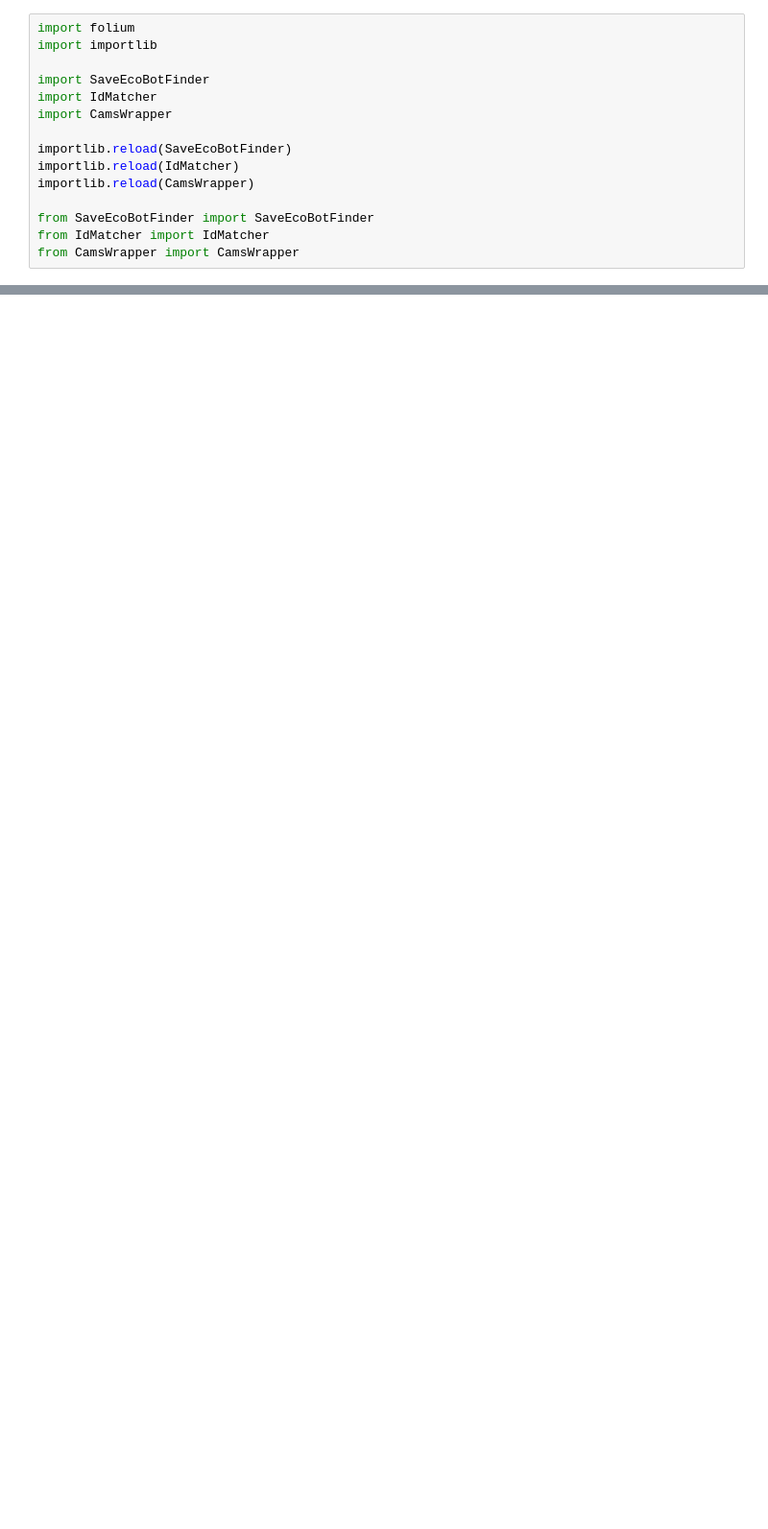
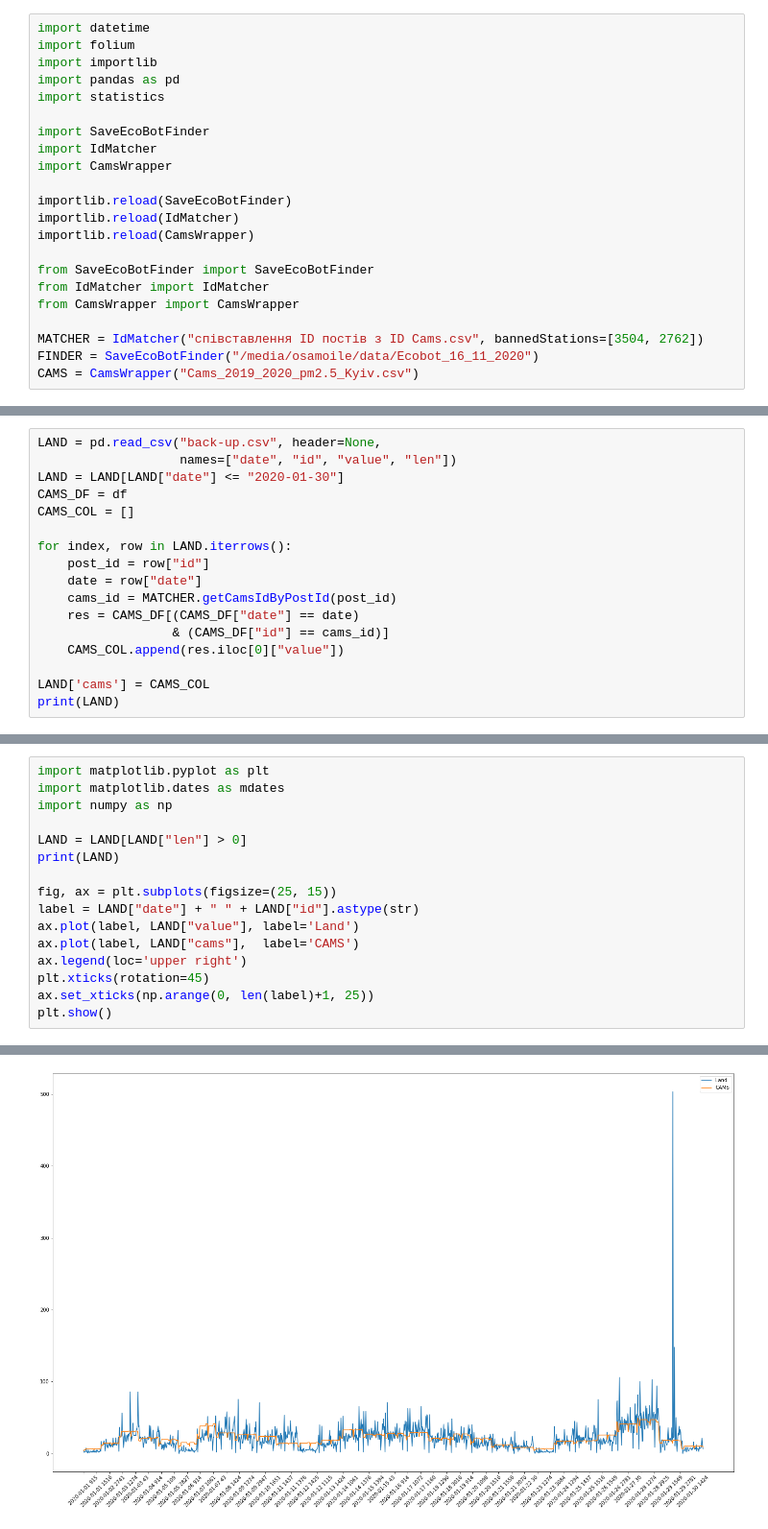
Before and after one commit to olehsamoilenko/SRI, a Jupyter notebook: CamsVsEcobot/CamsVsEcobot.ipynb, the cells around one changed output, grey strips where cells are left out. Shown at 96% size. Cells and saved outputs as stored; diff of their text form; blank space fills up the shorter version.

```diff
--- a/CamsVsEcobot/CamsVsEcobot.ipynb
+++ b/CamsVsEcobot/CamsVsEcobot.ipynb
@@ -1,6 +1,9 @@
 # %%
+import datetime
 import folium
 import importlib
+import pandas as pd
+import statistics
 
 import SaveEcoBotFinder
 import IdMatcher
@@ -13,4 +16,8 @@ importlib.reload(CamsWrapper)
 from SaveEcoBotFinder import SaveEcoBotFinder
 from IdMatcher import IdMatcher
 from CamsWrapper import CamsWrapper
+
+MATCHER = IdMatcher("співставлення ID постів з ID Cams.csv", bannedStations=[3504, 2762])
+FINDER = SaveEcoBotFinder("/media/osamoile/data/Ecobot_16_11_2020")
+CAMS = CamsWrapper("Cams_2019_2020_pm2.5_Kyiv.csv")
 # %%
@@ -257,0 +90,17 @@ array([[1.        , 0.28188268],
+# %%
+LAND = pd.read_csv("back-up.csv", header=None,
+                   names=["date", "id", "value", "len"])
+LAND = LAND[LAND["date"] <= "2020-01-30"]
+CAMS_DF = df
+CAMS_COL = []
+
+for index, row in LAND.iterrows():
+    post_id = row["id"]
+    date = row["date"]
+    cams_id = MATCHER.getCamsIdByPostId(post_id)
+    res = CAMS_DF[(CAMS_DF["date"] == date)
+                  & (CAMS_DF["id"] == cams_id)]
+    CAMS_COL.append(res.iloc[0]["value"])
+
+LAND['cams'] = CAMS_COL
+print(LAND)
@@ -257,0 +122,17 @@ array([[1.        , 0.28188268],
+# %%
+import matplotlib.pyplot as plt
+import matplotlib.dates as mdates
+import numpy as np
+
+LAND = LAND[LAND["len"] > 0]
+print(LAND)
+
+fig, ax = plt.subplots(figsize=(25, 15))
+label = LAND["date"] + " " + LAND["id"].astype(str)
+ax.plot(label, LAND["value"], label='Land')
+ax.plot(label, LAND["cams"],  label='CAMS')
+ax.legend(loc='upper right')
+plt.xticks(rotation=45)
+ax.set_xticks(np.arange(0, len(label)+1, 25))
+plt.show()
+# %% [output]
@@ -257,0 +153 @@ array([[1.        , 0.28188268],
+[figure, added]
```
Also changed, not shown: parts of 15 cells of this notebook, 4 other files.
